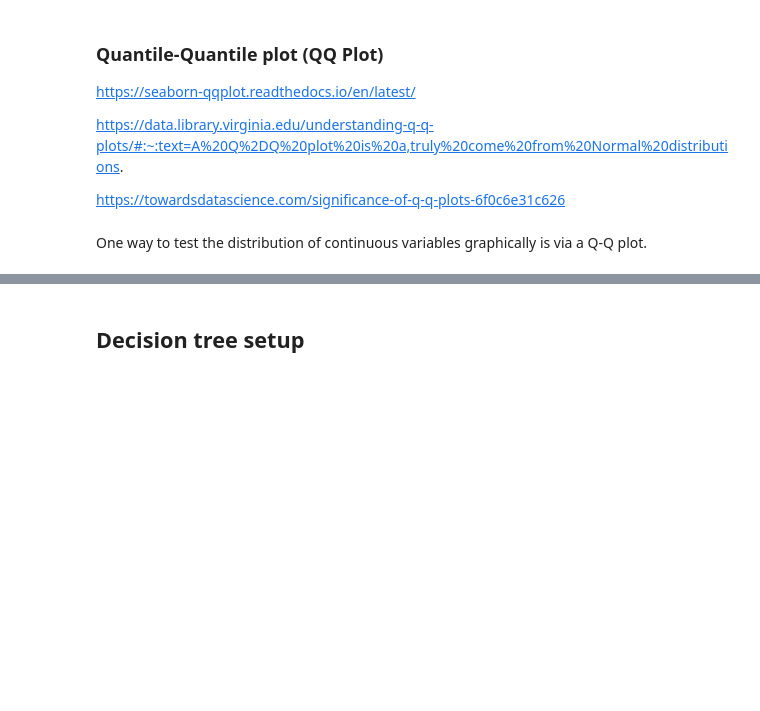
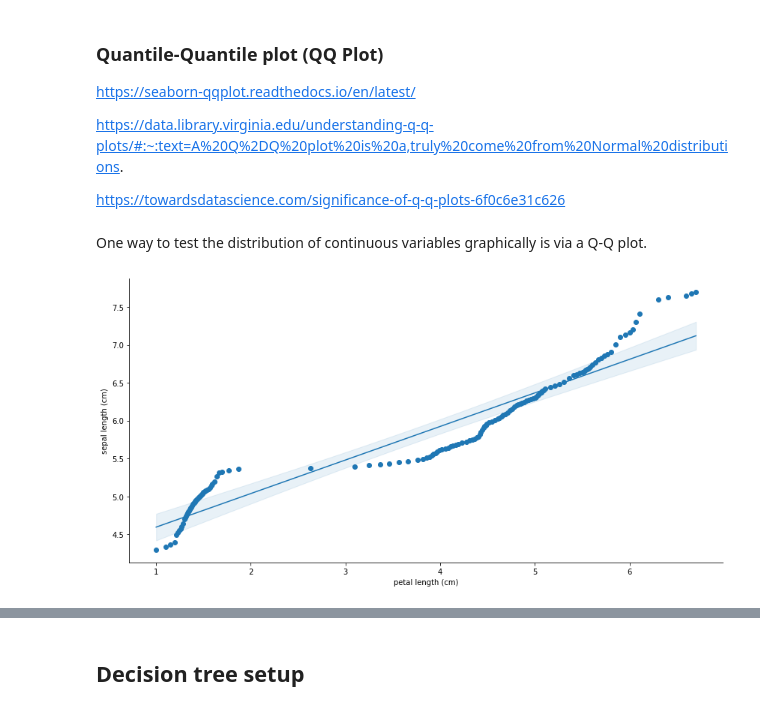
Before and after one commit to github4xyz/YGL, a Jupyter notebook: 01_Iris_data_EDA/02_P1_Iris_data_basic_visualization.ipynb, the cells around one changed output, grey strips where cells are left out. Saved outputs shown, nothing was run; the diff lists cells and outputs as text; code cells hidden in the pictures; blank space fills up the shorter version.

```diff
--- a/01_Iris_data_EDA/02_P1_Iris_data_basic_visualization.ipynb
+++ b/01_Iris_data_EDA/02_P1_Iris_data_basic_visualization.ipynb
@@ -188,2 +223,26 @@ One way to test the distribution of continuous variables graphically is via a Q-
 import seaborn as sns
 from seaborn_qqplot import pplot
+# %%
+
+# QQ plot initial run with Sepal length against Petal length
+
+options = "PLxSL" #@param ["SLxSW", "PLxSW", "PLxSL"]
+
+if options == "SLxSW":
+  pplot(iris_df, x="sepal length (cm)", y="sepal width (cm)", kind='qq', height=6, aspect=2, display_kws={"identity":False, "fit":True, "reg":True})
+elif options == "PLxSW":
+  pplot(iris_df, x="petal length (cm)", y="sepal width (cm)", kind='qq', height=6, aspect=2, display_kws={"identity":False, "fit":True, "reg":True})
+elif options == "PLxSL":
+  pplot(iris_df, x="petal length (cm)", y="sepal length (cm)", kind='qq', height=6, aspect=2, display_kws={"identity":False, "fit":True, "reg":True})
+
+else:
+  pass
+
+# elif options == "PLxPW":
+#   pplot(iris_df, x="petal length (cm)", y="petal width (cm)", kind='qq', height=6, aspect=2, display_kws={"identity":False, "fit":True, "reg":True})
+# elif options == "SLxPW":
+#   pplot(iris_df, x="sepal length (cm)", y="petal width (cm)", kind='qq', height=6, aspect=2, display_kws={"identity":False, "fit":True, "reg":True})
+
+plt.show()
+# %% [output]
+[figure, added]
```
Also changed, not shown: parts of 35 cells of this notebook.
